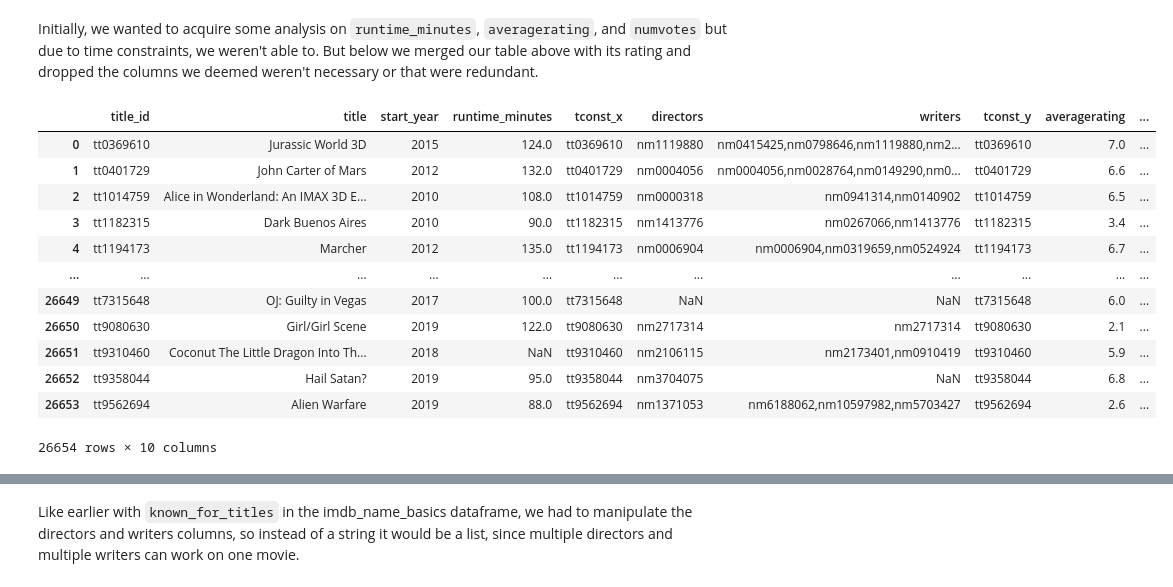
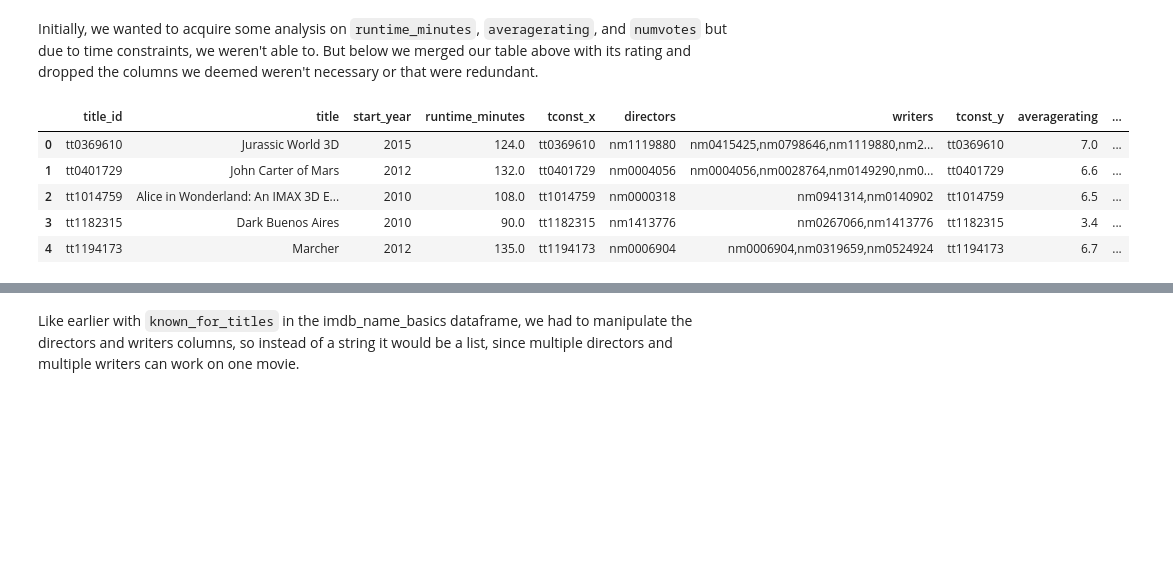
Before and after one commit to dt1086/Phase1_Project, a Jupyter notebook: Microsoft_Film_Data_Analysis_Part_2.ipynb, the cells around one changed output, grey strips where cells are left out. Saved outputs shown, nothing was run; the diff lists cells and outputs as text; code cells hidden in the pictures; blank space fills up the shorter version.

```diff
--- a/Microsoft_Film_Data_Analysis_Part_2.ipynb
+++ b/Microsoft_Film_Data_Analysis_Part_2.ipynb
@@ -210,24 +168,17 @@ Initially, we wanted to acquire some analysis on `runtime_minutes`, `averagerati
 # %%
 df_imdb_title_ratings
 
 #Merged tables to get rating
 #if we want to analyze that on keys "title_id" and "tconst"
 movie_title_crew_rating_df = title_crew_df.merge(df_imdb_title_ratings, how="inner", left_on="title_id", right_on="tconst")
-movie_title_crew_rating_df
+movie_title_crew_rating_df.head()
 # %% [output]
 |  | title_id | title | start_year | runtime_minutes | tconst_x | directors | writers | tconst_y | averagerating | ... |
 | 0 | tt0369610 | Jurassic World 3D | 2015 | 124.0 | tt0369610 | nm1119880 | nm0415425,nm0798646,nm1119880,nm2... | tt0369610 | 7.0 | ... |
 | 1 | tt0401729 | John Carter of Mars | 2012 | 132.0 | tt0401729 | nm0004056 | nm0004056,nm0028764,nm0149290,nm0... | tt0401729 | 6.6 | ... |
 | 2 | tt1014759 | Alice in Wonderland: An IMAX 3D E... | 2010 | 108.0 | tt1014759 | nm0000318 | nm0941314,nm0140902 | tt1014759 | 6.5 | ... |
 | 3 | tt1182315 | Dark Buenos Aires | 2010 | 90.0 | tt1182315 | nm1413776 | nm0267066,nm1413776 | tt1182315 | 3.4 | ... |
 | 4 | tt1194173 | Marcher | 2012 | 135.0 | tt1194173 | nm0006904 | nm0006904,nm0319659,nm0524924 | tt1194173 | 6.7 | ... |
-| ... | ... | ... | ... | ... | ... | ... | ... | ... | ... | ... |
-| 26649 | tt7315648 | OJ: Guilty in Vegas | 2017 | 100.0 | tt7315648 | NaN | NaN | tt7315648 | 6.0 | ... |
-| 26650 | tt9080630 | Girl/Girl Scene | 2019 | 122.0 | tt9080630 | nm2717314 | nm2717314 | tt9080630 | 2.1 | ... |
-| 26651 | tt9310460 | Coconut The Little Dragon Into Th... | 2018 | NaN | tt9310460 | nm2106115 | nm2173401,nm0910419 | tt9310460 | 5.9 | ... |
-| 26652 | tt9358044 | Hail Satan? | 2019 | 95.0 | tt9358044 | nm3704075 | NaN | tt9358044 | 6.8 | ... |
-| 26653 | tt9562694 | Alien Warfare | 2019 | 88.0 | tt9562694 | nm1371053 | nm6188062,nm10597982,nm5703427 | tt9562694 | 2.6 | ... |
-26654 rows × 10 columns
 # %%
 #Subset table to get only columns we wanted and drop NAs in title and director
 # so we have viable data.
```
Also changed, not shown: parts of 16 cells of this notebook, 1 other file.
